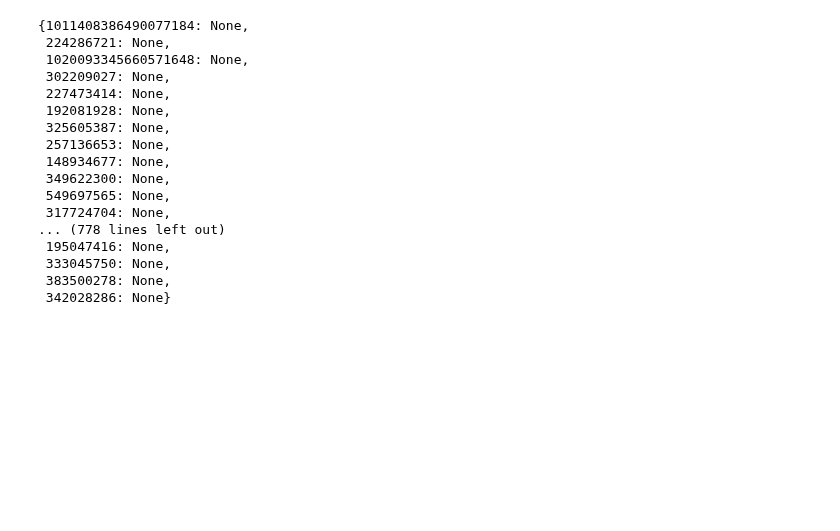
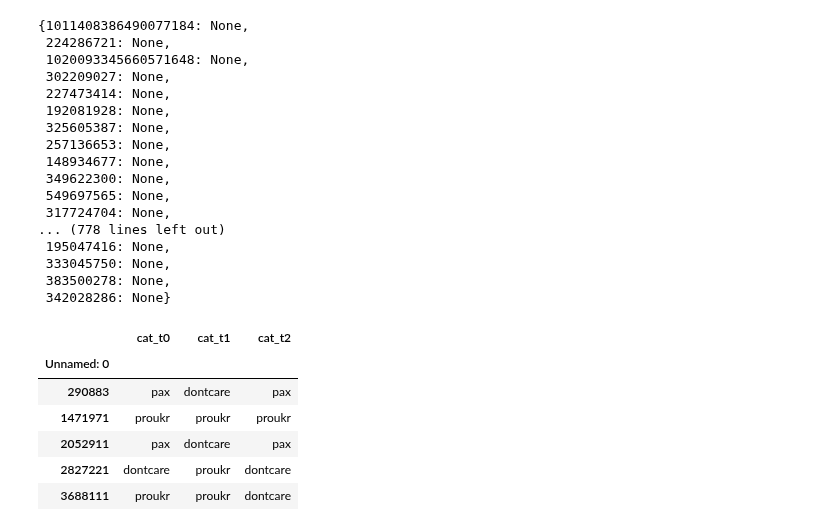
Before and after one commit to gatto/ds-network-analysis, a Jupyter notebook: py/net_building/Markov_chain_status_downloads.ipynb, the cells around one changed output. Drawn from its saved outputs; the diff is of its cells as text; code cells hidden in the pictures; blank space fills up the shorter version.

```diff
--- a/py/net_building/Markov_chain_status_downloads.ipynb
+++ b/py/net_building/Markov_chain_status_downloads.ipynb
@@ -298,0 +295,10 @@ cat_count(t1)
+# %%
+df_none.head()
+# %% [output]
+|  | cat_t0 | cat_t1 | cat_t2 |
+| Unnamed: 0 |  |  |  |
+| 290883 | pax | dontcare | pax |
+| 1471971 | proukr | proukr | proukr |
+| 2052911 | pax | dontcare | pax |
+| 2827221 | dontcare | proukr | dontcare |
+| 3688111 | proukr | proukr | dontcare |
```
Also changed, not shown: parts of 10 cells of this notebook, 16 other files.
